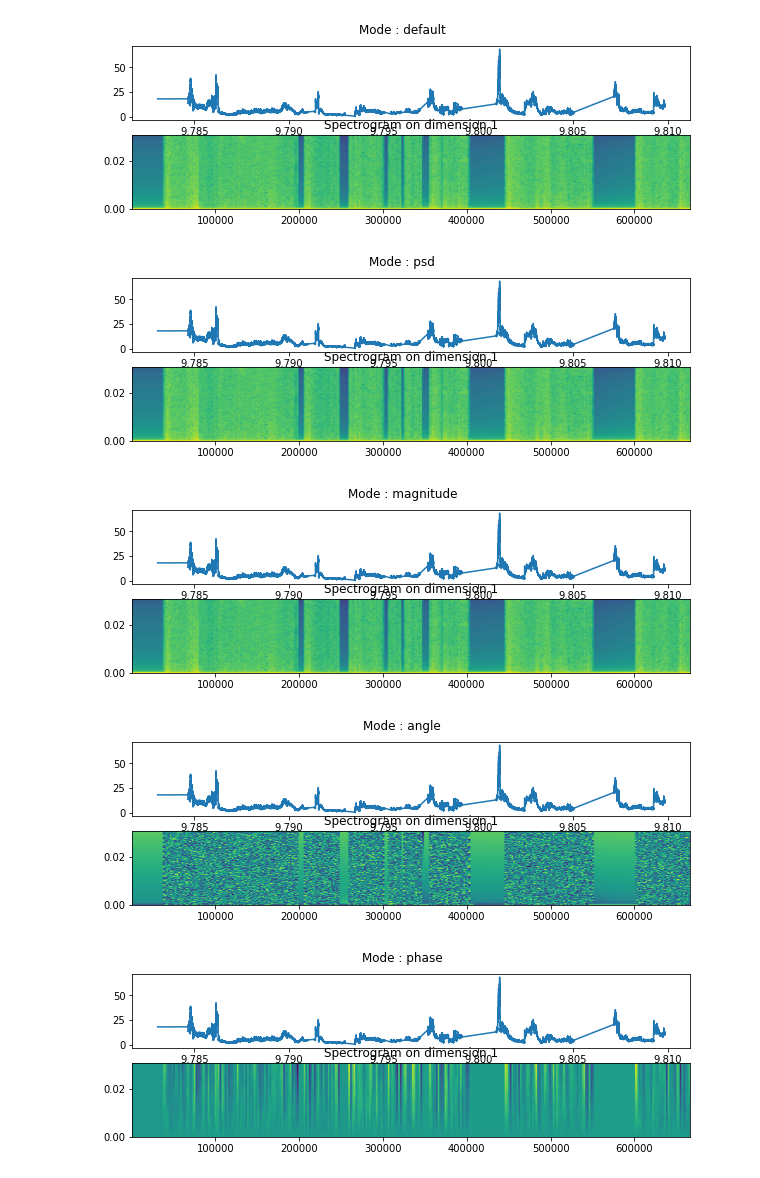
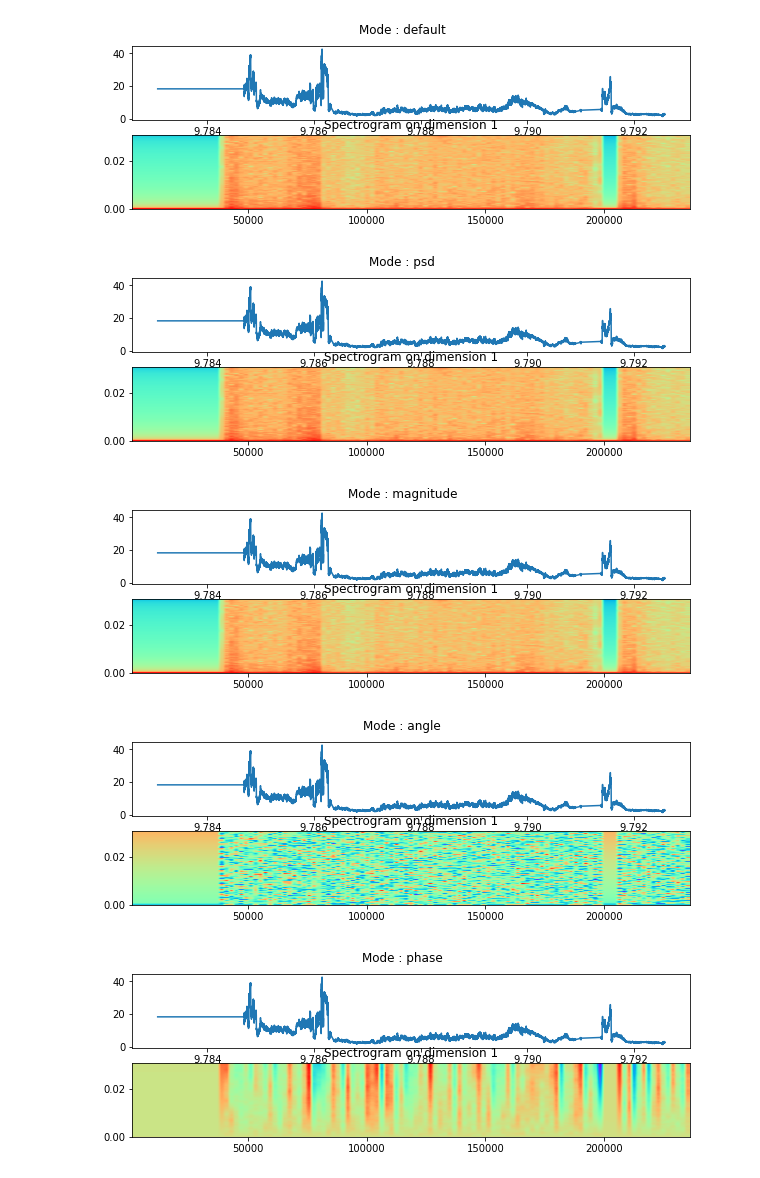
Before and after one commit to cdppirap/speasy_examples, a Jupyter notebook: spectrogram/Spectrogram.ipynb, the cells around one changed output. Cells and saved outputs as stored; diff of their text form; code cells hidden in the pictures.

```diff
--- a/spectrogram/Spectrogram.ipynb
+++ b/spectrogram/Spectrogram.ipynb
@@ -15,7 +15,7 @@ parameter_id = "amda/sw_n"
 
 # start and stop time
 start = "2001-01-01T00:00:00"
-stop  = "2001-02-01T00:00:00"
+stop  = "2001-01-12T00:00:00"
 # %%
 parameter_data = spz.get_data(parameter_id, start, stop)
 print(f"Parameter data shape : {parameter_data.data.shape}")
@@ -53,7 +53,7 @@ fig, ax = plt.subplots(n+1, 1, figsize=(10,3*n), sharex=False)
 
 ax[0].plot(parameter_data.time, parameter_data.data)
 for i in range(1,n+1):
-    ax[i].specgram(parameter_data.data[:,i-1], Fs=Fs)
+    ax[i].specgram(parameter_data.data[:,i-1], Fs=Fs, cmap="rainbow")
     #ax[i].set_xlabel("Time")
     ax[i].set_title(f"Spectrogram on dimension {i}")
     # get x ticks
@@ -64,18 +64,18 @@ plt.show()
 # %%
 modes = ['default', 'psd', 'magnitude', 'angle', 'phase']
 for mode in modes:
     fig, ax = plt.subplots(n+1, 1, figsize=(10,3*n), sharex=False)
 
     ax[0].plot(parameter_data.time, parameter_data.data)
     for i in range(1,n+1):
-        ax[i].specgram(1parameter_data.data[:,i-1], Fs=Fs, mode=mode)
+        ax[i].specgram(1+parameter_data.data[:,i-1], Fs=Fs, mode=mode, cmap="rainbow")
         #ax[i].set_xlabel("Time")
         ax[i].set_title(f"Spectrogram on dimension {i}")
     fig.suptitle(f"Mode : {mode}")
 plt.show()
 # %% [output]
-[figure, old version]
+[figure, new version]
-[figure, old version]
+[figure, new version]
-[figure, old version]
+[figure, new version]
-[figure, old version]
+[figure, new version]
-[figure, old version]
+[figure, new version]
```
Also changed, not shown: parts of 4 cells of this notebook.
